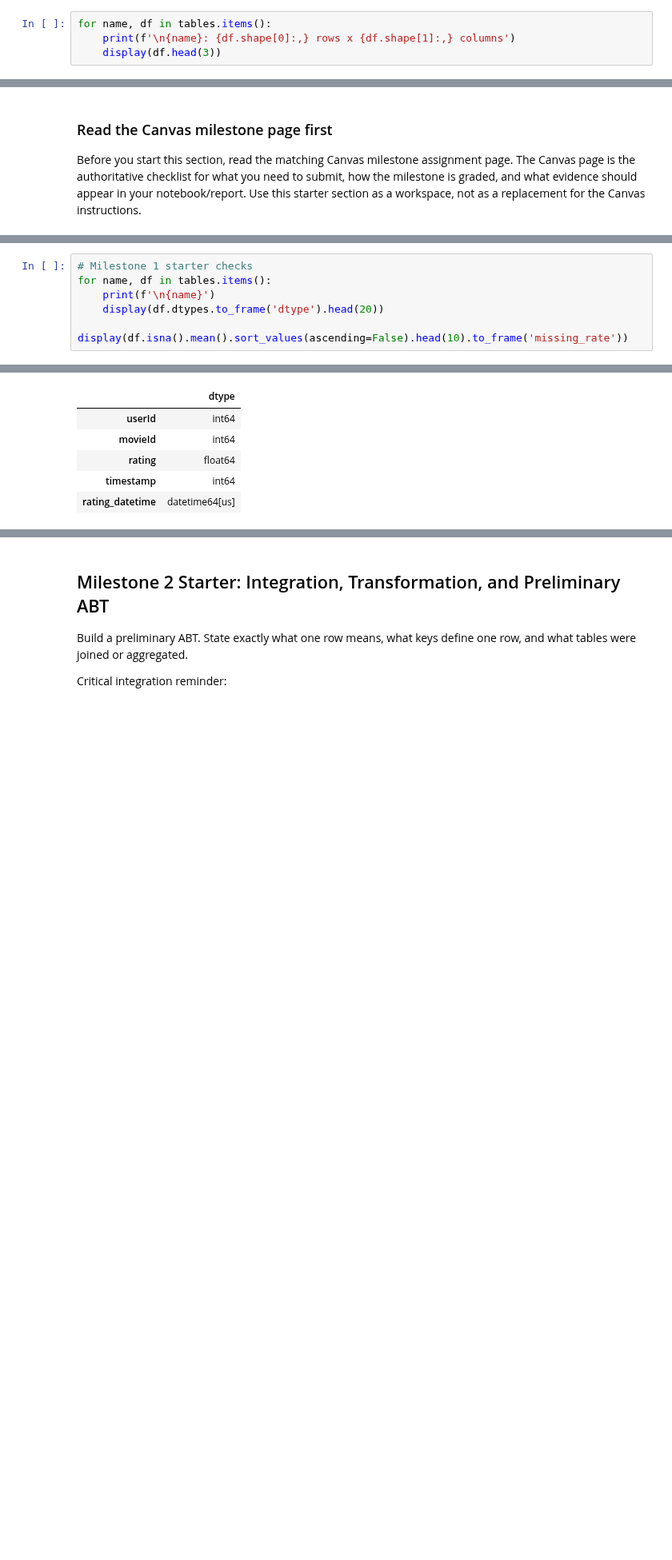
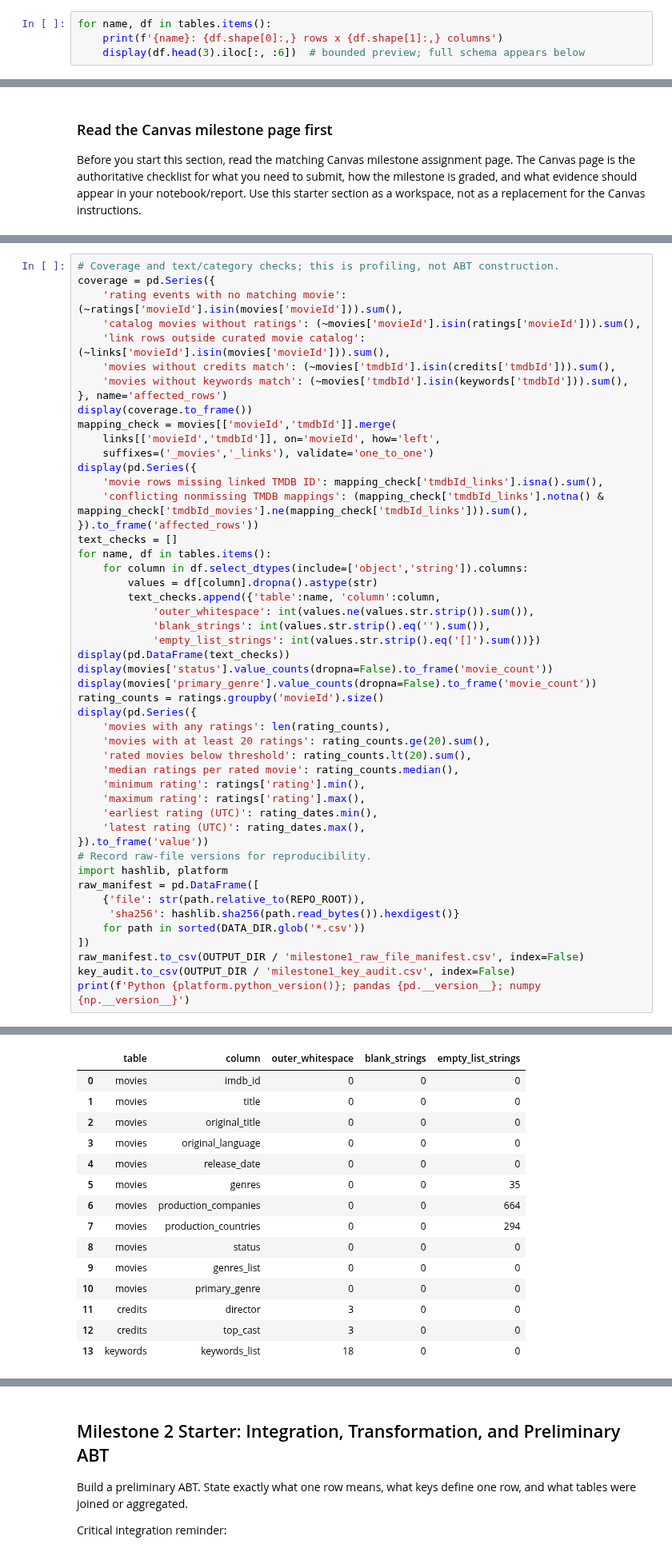
Before and after one commit to DYarritu11/BAN6003-MOVIES-PROJECT-DANIELYARRITU, a Jupyter notebook: notebooks/movies_project_starter.ipynb, the cells around one changed output, grey strips where cells are left out. Shown at 80% size. Cells and saved outputs as stored; diff of their text form; blank space fills up the shorter version.

Commit message:
Complete Milestone 1 movie data profile and cleaning plan

```diff
--- a/notebooks/movies_project_starter.ipynb
+++ b/notebooks/movies_project_starter.ipynb
@@ -59,7 +59,7 @@ tables = {
 Use this section for your first pass through row counts, columns, data types, missingness, duplicates, and suspicious values.
 # %%
 for name, df in tables.items():
-    print(f'\n{name}: {df.shape[0]:,} rows x {df.shape[1]:,} columns')
-    display(df.head(3))
+    print(f'{name}: {df.shape[0]:,} rows x {df.shape[1]:,} columns')
+    display(df.head(3).iloc[:, :6])  # bounded preview; full schema appears below
 # %% [output]
 movies: 9,082 rows x 21 columns
@@ -166,7 +272,50 @@ Use this cell to draft the narrative required by the Canvas Milestone 1 page.
 # %%
-# Milestone 1 starter checks
+# Coverage and text/category checks; this is profiling, not ABT construction.
+coverage = pd.Series({
+    'rating events with no matching movie': (~ratings['movieId'].isin(movies['movieId'])).sum(),
+    'catalog movies without ratings': (~movies['movieId'].isin(ratings['movieId'])).sum(),
+    'link rows outside curated movie catalog': (~links['movieId'].isin(movies['movieId'])).sum(),
+    'movies without credits match': (~movies['tmdbId'].isin(credits['tmdbId'])).sum(),
+    'movies without keywords match': (~movies['tmdbId'].isin(keywords['tmdbId'])).sum(),
+}, name='affected_rows')
+display(coverage.to_frame())
+mapping_check = movies[['movieId','tmdbId']].merge(
+    links[['movieId','tmdbId']], on='movieId', how='left',
+    suffixes=('_movies','_links'), validate='one_to_one')
+display(pd.Series({
+    'movie rows missing linked TMDB ID': mapping_check['tmdbId_links'].isna().sum(),
+    'conflicting nonmissing TMDB mappings': (mapping_check['tmdbId_links'].notna() & mapping_check['tmdbId_movies'].ne(mapping_check['tmdbId_links'])).sum(),
+}).to_frame('affected_rows'))
+text_checks = []
 for name, df in tables.items():
-    print(f'\n{name}')
-    display(df.dtypes.to_frame('dtype').head(20))
-    display(df.isna().mean().sort_values(ascending=False).head(10).to_frame('missing_rate'))
+    for column in df.select_dtypes(include=['object','string']).columns:
+        values = df[column].dropna().astype(str)
+        text_checks.append({'table':name, 'column':column,
+            'outer_whitespace': int(values.ne(values.str.strip()).sum()),
+            'blank_strings': int(values.str.strip().eq('').sum()),
+            'empty_list_strings': int(values.str.strip().eq('[]').sum())})
+display(pd.DataFrame(text_checks))
+display(movies['status'].value_counts(dropna=False).to_frame('movie_count'))
+display(movies['primary_genre'].value_counts(dropna=False).to_frame('movie_count'))
+rating_counts = ratings.groupby('movieId').size()
+display(pd.Series({
+    'movies with any ratings': len(rating_counts),
+    'movies with at least 20 ratings': rating_counts.ge(20).sum(),
+    'rated movies below threshold': rating_counts.lt(20).sum(),
+    'median ratings per rated movie': rating_counts.median(),
+    'minimum rating': ratings['rating'].min(),
+    'maximum rating': ratings['rating'].max(),
+    'earliest rating (UTC)': rating_dates.min(),
+    'latest rating (UTC)': rating_dates.max(),
+}).to_frame('value'))
+# Record raw-file versions for reproducibility.
+import hashlib, platform
+raw_manifest = pd.DataFrame([
+    {'file': str(path.relative_to(REPO_ROOT)),
+     'sha256': hashlib.sha256(path.read_bytes()).hexdigest()}
+    for path in sorted(DATA_DIR.glob('*.csv'))
+])
+raw_manifest.to_csv(OUTPUT_DIR / 'milestone1_raw_file_manifest.csv', index=False)
+key_audit.to_csv(OUTPUT_DIR / 'milestone1_key_audit.csv', index=False)
+print(f'Python {platform.python_version()}; pandas {pd.__version__}; numpy {np.__version__}')
 # %% [output]
@@ -203,6 +331,15 @@ ratings
-|  | dtype |
-| userId | int64 |
-| movieId | int64 |
-| rating | float64 |
-| timestamp | int64 |
-| rating_datetime | datetime64[us] |
+|  | table | column | outer_whitespace | blank_strings | empty_list_strings |
+| 0 | movies | imdb_id | 0 | 0 | 0 |
+| 1 | movies | title | 0 | 0 | 0 |
+| 2 | movies | original_title | 0 | 0 | 0 |
+| 3 | movies | original_language | 0 | 0 | 0 |
+| 4 | movies | release_date | 0 | 0 | 0 |
+| 5 | movies | genres | 0 | 0 | 35 |
+| 6 | movies | production_companies | 0 | 0 | 664 |
+| 7 | movies | production_countries | 0 | 0 | 294 |
+| 8 | movies | status | 0 | 0 | 0 |
+| 9 | movies | genres_list | 0 | 0 | 0 |
+| 10 | movies | primary_genre | 0 | 0 | 0 |
+| 11 | credits | director | 3 | 0 | 0 |
+| 12 | credits | top_cast | 3 | 0 | 0 |
+| 13 | keywords | keywords_list | 18 | 0 | 0 |
```
Also changed, not shown: parts of 18 cells of this notebook, 6 other files.
